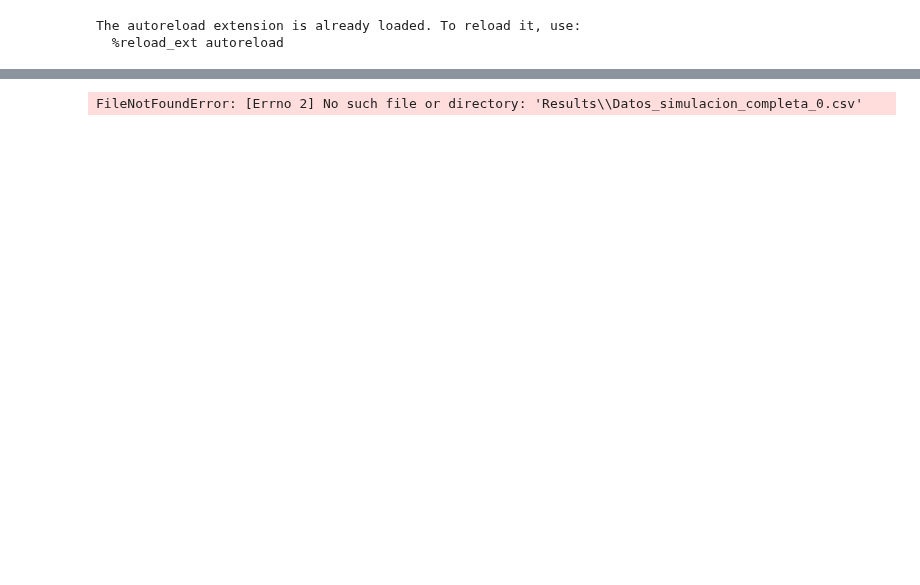
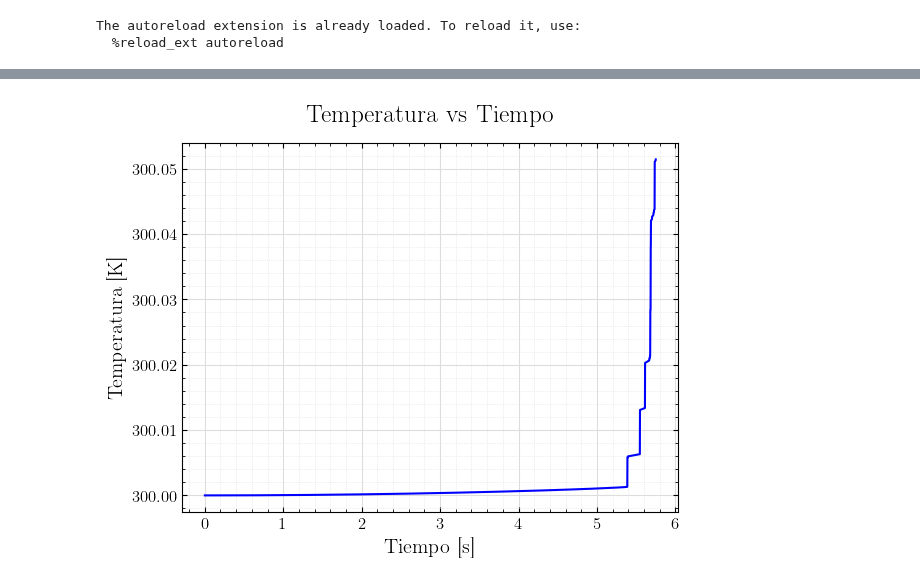
Before and after one commit to LabL4/RRAM_Simulation, a Jupyter notebook: Utilidades/plot_presentacion.ipynb, the cells around one changed output, grey strips where cells are left out. Saved outputs shown, nothing was run; the diff lists cells and outputs as text; code cells hidden in the pictures; blank space fills up the shorter version.

```diff
--- a/Utilidades/plot_presentacion.ipynb
+++ b/Utilidades/plot_presentacion.ipynb
@@ -80,38 +69,0 @@ fig.savefig(save_path + '.pdf', bbox_inches='tight')
-# %%
-import pandas as pd
-import matplotlib.pyplot as plt
-import numpy as np
-
-data_full = 'Results\Datos_simulacion_completa_0.csv'
-global_tittle = 'Intensidad vs Voltaje'
-df = pd.read_csv(data_full, dtype=float)
-save_path = 'Results\Grafico_Intensidad_Voltaje.png'
-
-intensidad = np.array(df['Intensidad [A]'])
-voltaje = np.array(df['Voltaje [V]'])
-
-fig, axes = plt.subplots()
-
-# Configuración del eje (asumiendo que pplt.config_ax es una función definida en otro lugar)
-# pplt.config_ax(axes)
-
-axes.set_xlabel('Voltaje [V]')
-axes.set_ylabel('Intensidad [A]')
-axes.set_yscale('log')
-axes.set_title(global_tittle, fontsize=18, pad=15)
-
-# Plotear los datos con diferentes colores y etiquetas
-axes.plot(voltaje[(voltaje >= 0) & (voltaje <= 2.3)],
-          intensidad[(voltaje >= 0) & (voltaje <= 2.3)], 'r', label='priemra parte set')
-axes.plot(voltaje[(voltaje > 2.3) & (voltaje <= 0)], intensidad[(voltaje > 2.3) & (voltaje <= 0)], 'b', label='Zulta')
-axes.plot(voltaje[(voltaje < 0) & (voltaje >= -2.3)],
-          intensidad[(voltaje < 0) & (voltaje >= -2.3)], 'm', label='Morado')
-
-# Añadir leyenda
-axes.legend()
-
-# Mostrar el plot
-plt.show()
-fig.savefig(save_path + '.pdf', bbox_inches='tight')
-# %% [output]
-FileNotFoundError: [Errno 2] No such file or directory: 'Results\\Datos_simulacion_completa_0.csv'
@@ -139,0 +70,20 @@ pplt.plot_both(data_full, col_indices_x, col_indices_y, y_label, save_path, glob
+# %%
+simulation_data = ruta_raiz + 'Results/Datos_simulacion_completa_0.csv'
+
+df_simulation_data = pd.read_csv(simulation_data, dtype=float)
+
+temperatura = np.array(df_simulation_data['Temperatura [K]'])
+tiempo_simulacion = np.array(df_simulation_data['# Tiempo simulacion [s]'])
+
+fig, axes = plt.subplots()
+pplt.config_ax(axes)
+
+axes.set_xlabel('Tiempo [s]')
+axes.set_ylabel('Temperatura [K]')
+
+axes.set_title('Temperatura vs Tiempo', fontsize=18, pad=15)
+axes.plot(tiempo_simulacion, temperatura, color='blue')
+
+plt.show()
+# %% [output]
+[figure, added]
```
Also changed, not shown: parts of 5 cells of this notebook, 8 other files.
